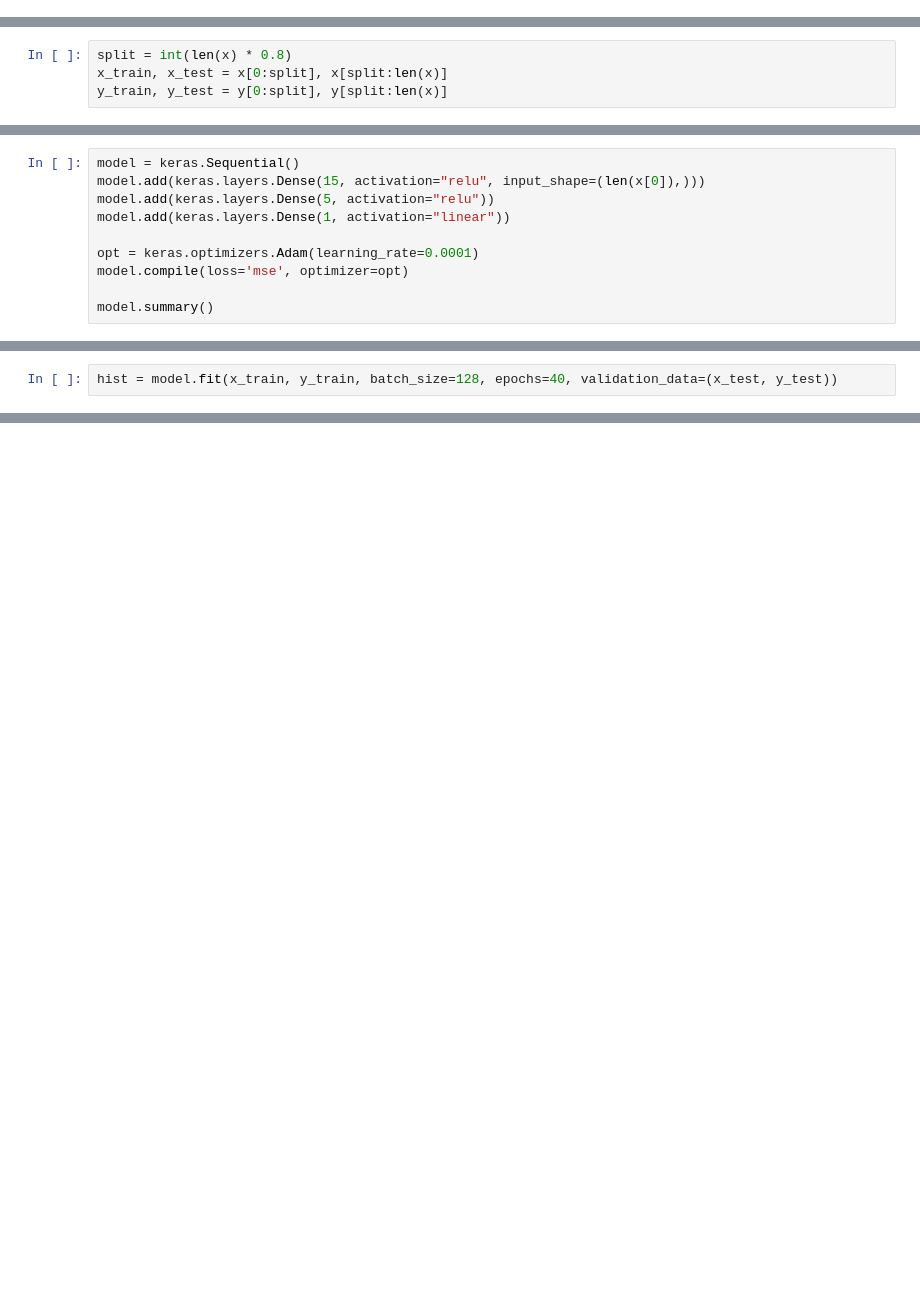
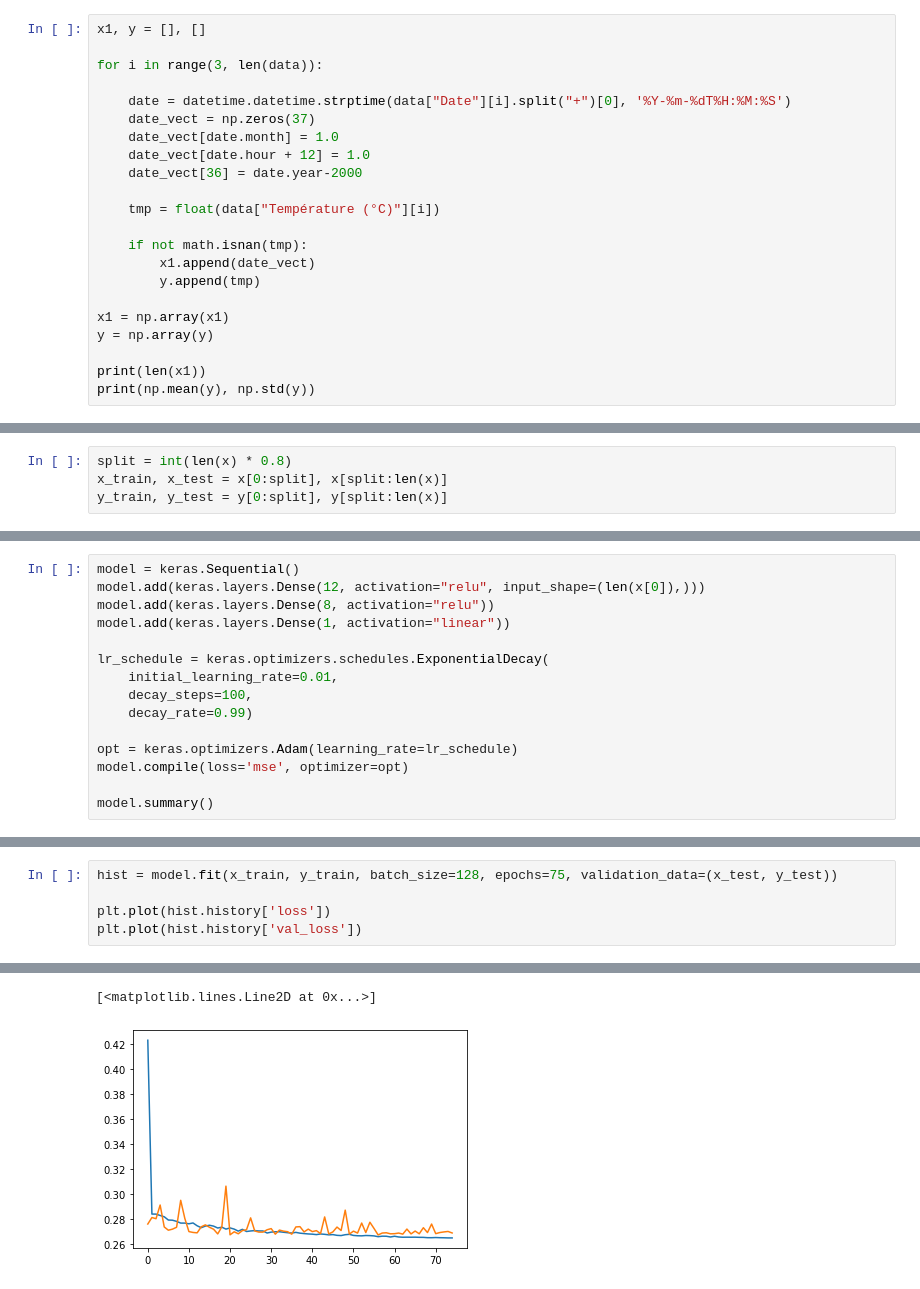
Before and after one commit to mx791/weatherForecast, a Jupyter notebook: Forecaster.ipynb, the cells around one changed output, grey strips where cells are left out. Cells and saved outputs as stored; diff of their text form; blank space fills up the shorter version.

```diff
--- a/Forecaster.ipynb
+++ b/Forecaster.ipynb
@@ -27,0 +34,22 @@ Modèle Auto-prédictif
+# %%
+x1, y = [], []
+
+for i in range(3, len(data)):
+
+    date = datetime.datetime.strptime(data["Date"][i].split("+")[0], '%Y-%m-%dT%H:%M:%S')
+    date_vect = np.zeros(37)
+    date_vect[date.month] = 1.0
+    date_vect[date.hour + 12] = 1.0
+    date_vect[36] = date.year-2000
+
+    tmp = float(data["Température (°C)"][i])
+
+    if not math.isnan(tmp):
+        x1.append(date_vect)
+        y.append(tmp)
+
+x1 = np.array(x1)
+y = np.array(y)
+
+print(len(x1))
+print(np.mean(y), np.std(y))
@@ -90,10 +141,15 @@ mean_error 2.9057619422659062
 # %%
 model = keras.Sequential()
-model.add(keras.layers.Dense(15, activation="relu", input_shape=(len(x[0]),)))
-model.add(keras.layers.Dense(5, activation="relu"))
+model.add(keras.layers.Dense(12, activation="relu", input_shape=(len(x[0]),)))
+model.add(keras.layers.Dense(8, activation="relu"))
 model.add(keras.layers.Dense(1, activation="linear"))
 
-opt = keras.optimizers.Adam(learning_rate=0.0001)
+lr_schedule = keras.optimizers.schedules.ExponentialDecay(
+    initial_learning_rate=0.01,
+    decay_steps=100,
+    decay_rate=0.99)
+
+opt = keras.optimizers.Adam(learning_rate=lr_schedule)
 model.compile(loss='mse', optimizer=opt)
 
 model.summary()
@@ -114,5 +170,8 @@ Trainable params: 1,391
 Non-trainable params: 0
 _________________________________________________________________
 # %%
-hist = model.fit(x_train, y_train, batch_size=128, epochs=40, validation_data=(x_test, y_test))
+hist = model.fit(x_train, y_train, batch_size=128, epochs=75, validation_data=(x_test, y_test))
+
+plt.plot(hist.history['loss'])
+plt.plot(hist.history['val_loss'])
 # %% [output]
@@ -136 +195,3 @@ Epoch 40/40
+[<matplotlib.lines.Line2D at 0x...>]
+[figure, added]
 # %%
```
Also changed, not shown: parts of 14 cells of this notebook, 1 other file.
